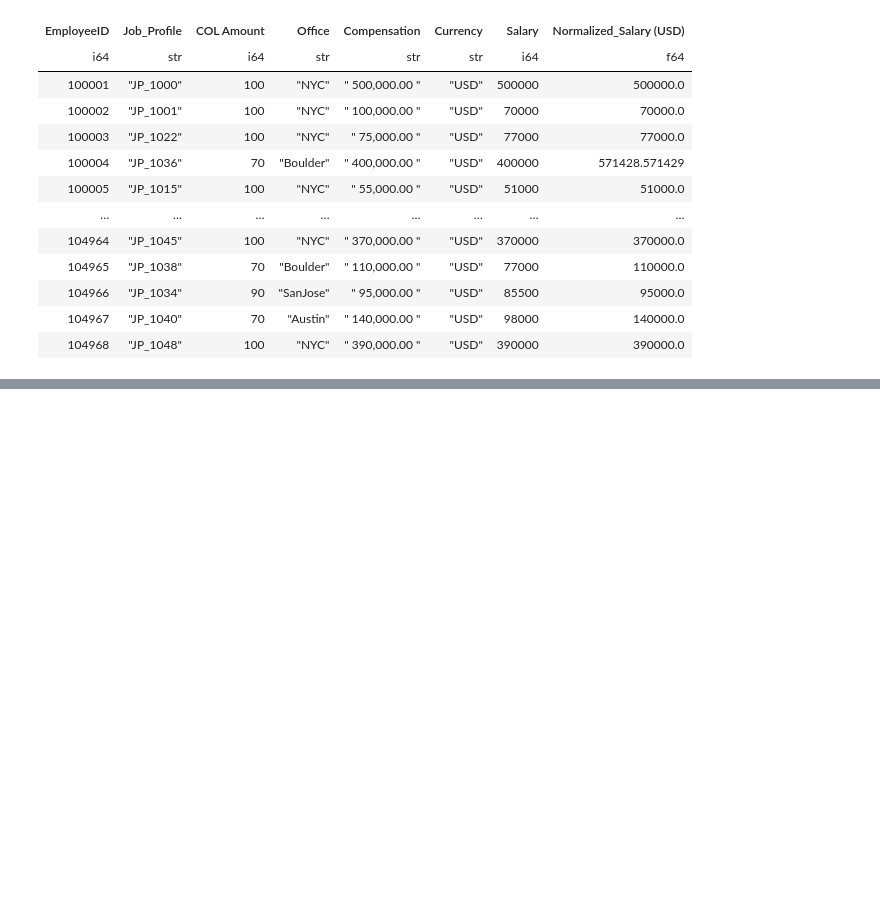
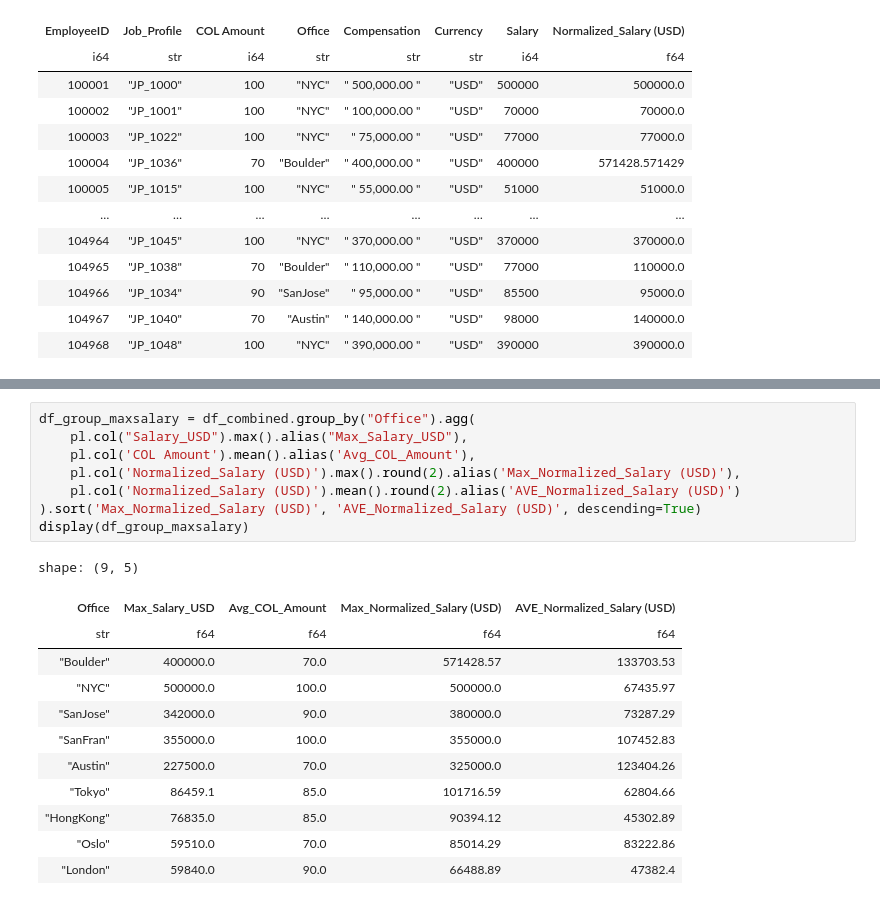
Before and after one commit to LeonTran29/Human_Resource_Data_Set_-TheCompany-, a Jupyter notebook: Process.ipynb, the cells around one changed output, grey strips where cells are left out. Saved outputs shown, nothing was run; the diff lists cells and outputs as text; blank space fills up the shorter version.

```diff
--- a/Process.ipynb
+++ b/Process.ipynb
@@ -337,0 +340,21 @@ Series: 'Office' [str]
+# %%
+df_group_maxsalary = df_combined.group_by("Office").agg(
+    pl.col("Salary_USD").max().alias("Max_Salary_USD"),
+    pl.col('COL Amount').mean().alias('Avg_COL_Amount'),
+    pl.col('Normalized_Salary (USD)').max().round(2).alias('Max_Normalized_Salary (USD)'),
+    pl.col('Normalized_Salary (USD)').mean().round(2).alias('AVE_Normalized_Salary (USD)')
+).sort('Max_Normalized_Salary (USD)', 'AVE_Normalized_Salary (USD)', descending=True)
+display(df_group_maxsalary)
+# %% [output]
+shape: (9, 5)
+| Office | Max_Salary_USD | Avg_COL_Amount | Max_Normalized_Salary (USD) | AVE_Normalized_Salary (USD) |
+| str | f64 | f64 | f64 | f64 |
+| "Boulder" | 400000.0 | 70.0 | 571428.57 | 133703.53 |
+| "NYC" | 500000.0 | 100.0 | 500000.0 | 67435.97 |
+| "SanJose" | 342000.0 | 90.0 | 380000.0 | 73287.29 |
+| "SanFran" | 355000.0 | 100.0 | 355000.0 | 107452.83 |
+| "Austin" | 227500.0 | 70.0 | 325000.0 | 123404.26 |
+| "Tokyo" | 86459.1 | 85.0 | 101716.59 | 62804.66 |
+| "HongKong" | 76835.0 | 85.0 | 90394.12 | 45302.89 |
+| "Oslo" | 59510.0 | 70.0 | 85014.29 | 83222.86 |
+| "London" | 59840.0 | 90.0 | 66488.89 | 47382.4 |
```
Also changed, not shown: parts of 11 cells of this notebook.
